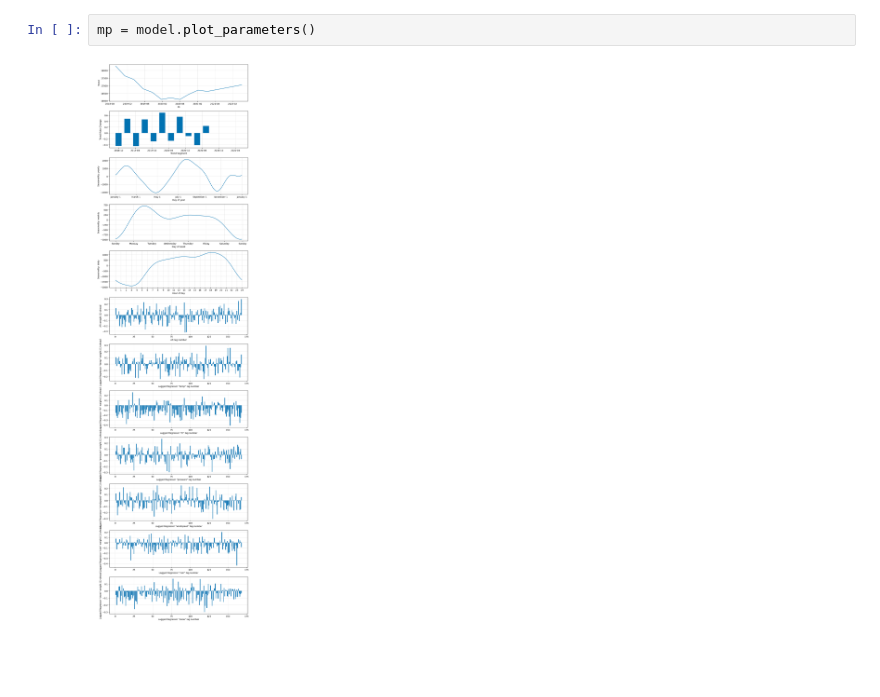
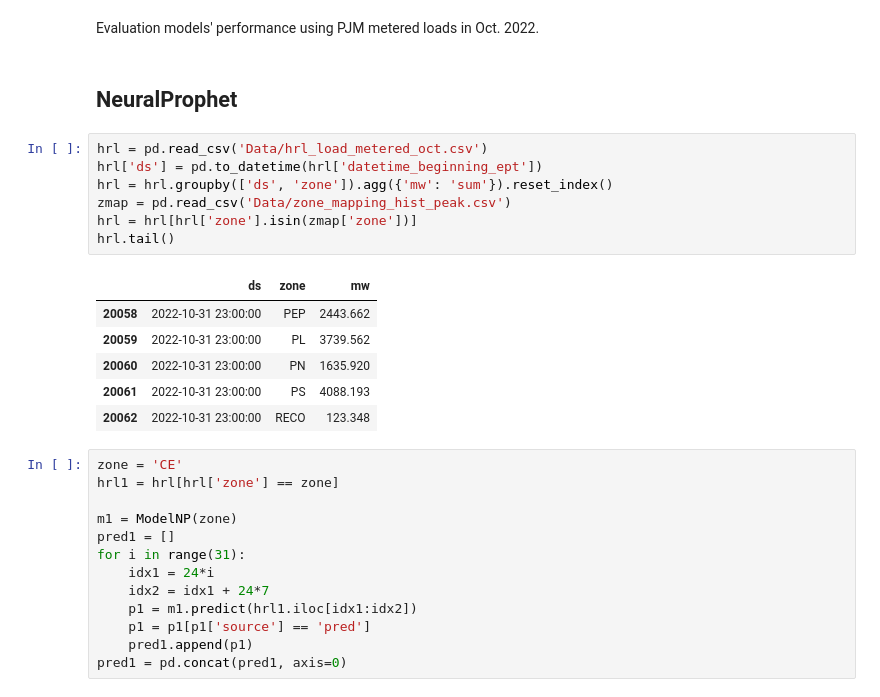
Before and after one commit to drewmoffatt1/DVA-Project, a Jupyter notebook: model_eval.ipynb, the cells around one changed output. Drawn from its saved outputs; the diff is of its cells as text; blank space fills up the shorter version.

Commit message:
add model eval, fix bug

```diff
--- a/model_eval.ipynb
+++ b/model_eval.ipynb
@@ -129,4 +9,31 @@ WARNING - (NP.forecaster.plot) - Too few forecasts to plot a line per forecast s
-# %%
-mp = model.plot_parameters()
-# %% [output]
-[figure, removed]
+# %% [markdown]
+Evaluation models' performance using PJM metered loads in Oct. 2022.
+# %% [markdown]
+## NeuralProphet
+# %%
+hrl = pd.read_csv('Data/hrl_load_metered_oct.csv')
+hrl['ds'] = pd.to_datetime(hrl['datetime_beginning_ept'])
+hrl = hrl.groupby(['ds', 'zone']).agg({'mw': 'sum'}).reset_index()
+zmap = pd.read_csv('Data/zone_mapping_hist_peak.csv')
+hrl = hrl[hrl['zone'].isin(zmap['zone'])]
+hrl.tail()
+# %% [output]
+|  | ds | zone | mw |
+| 20058 | 2022-10-31 23:00:00 | PEP | 2443.662 |
+| 20059 | 2022-10-31 23:00:00 | PL | 3739.562 |
+| 20060 | 2022-10-31 23:00:00 | PN | 1635.920 |
+| 20061 | 2022-10-31 23:00:00 | PS | 4088.193 |
+| 20062 | 2022-10-31 23:00:00 | RECO | 123.348 |
+# %%
+zone = 'CE'
+hrl1 = hrl[hrl['zone'] == zone]
+
+m1 = ModelNP(zone)
+pred1 = []
+for i in range(31):
+    idx1 = 24*i
+    idx2 = idx1 + 24*7
+    p1 = m1.predict(hrl1.iloc[idx1:idx2])
+    p1 = p1[p1['source'] == 'pred']
+    pred1.append(p1)
+pred1 = pd.concat(pred1, axis=0)
```
Also changed, not shown: parts of 12 cells of this notebook, 2 other files.
